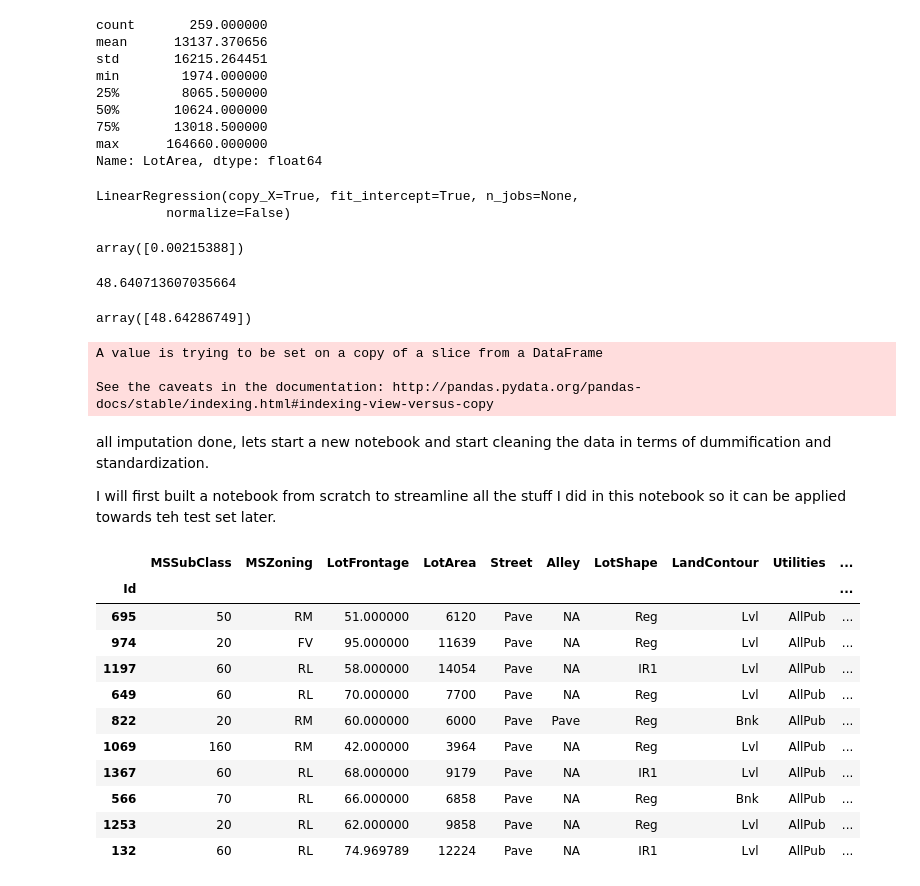
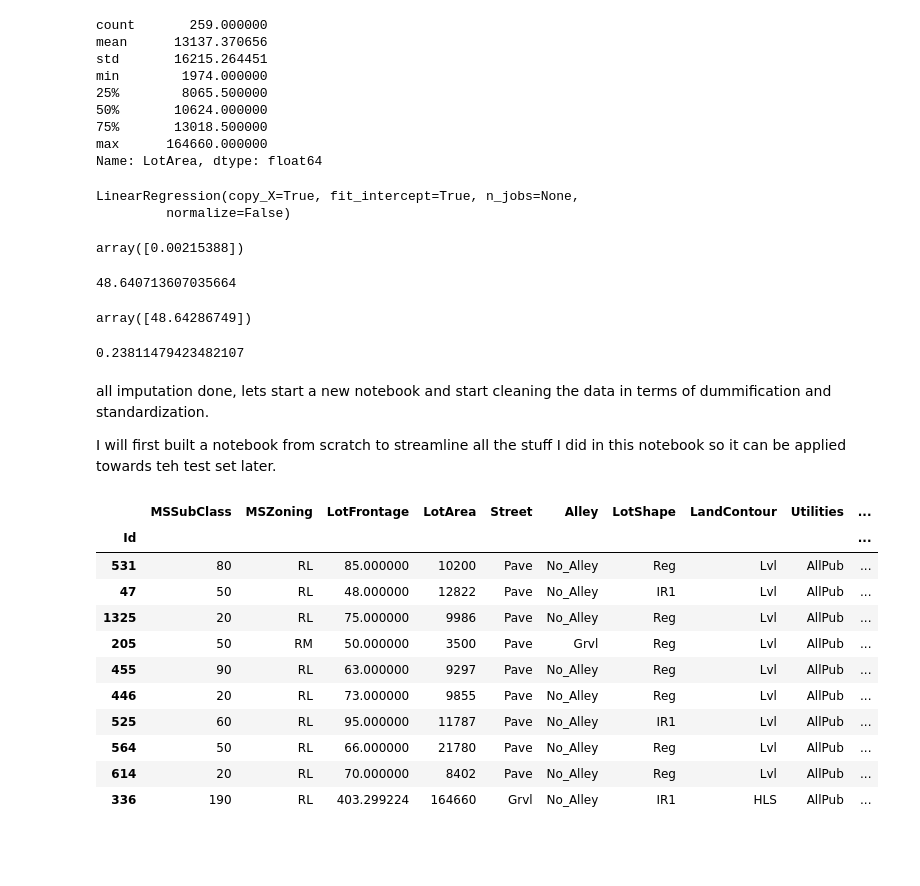
Before and after one commit to jimmy-jing/housing_ml, a Jupyter notebook: jj_first_run.ipynb, the cells around one changed output. Drawn from its saved outputs; the diff is of its cells as text; code cells hidden in the pictures; blank space fills up the shorter version.

```diff
--- a/jj_first_run.ipynb
+++ b/jj_first_run.ipynb
@@ -833,4 +668,4 @@ df[['PoolArea','PoolQC']][df.PoolQC.isnull()] #all these have pool size of 0, im
 | 1355 | 0 | NaN |
 1453 rows × 2 columns
 # %%
-df.PoolQC[df.PoolQC.isnull()]='NA'
+df.loc[df.PoolQC.isnull(),'PoolQC']='No_Pool'
@@ -857,4 +687,4 @@ GdWo      54
 MnWw      11
 Name: Fence, dtype: int64
 # %%
-df.Fence[df.Fence.isnull()]='NA'
+df.loc[df.Fence.isnull(),'Fence']='No_Fence'
@@ -880,4 +705,4 @@ Gar2     2
 TenC     1
 Name: MiscFeature, dtype: int64
 # %%
-df.MiscFeature[df.MiscFeature.isnull()]='NA'
+df.loc[df.MiscFeature.isnull(),'MiscFeature']='No_MF'
@@ -1014,19 +834,17 @@ lr.fit(lr_df.LotArea.values.reshape(-1,1),lr_df.LotFrontage)
 lr.coef_
 lr.intercept_
 lr.predict(np.array([1]).reshape(1,-1))
+lr.score(lr_df.LotArea.values.reshape(-1,1),lr_df.LotFrontage)
 # %% [output]
 LinearRegression(copy_X=True, fit_intercept=True, n_jobs=None,
          normalize=False)
 array([0.00215388])
 48.640713607035664
 array([48.64286749])
+0.23811479423482107
 # %%
 impute_values = lr.predict(df.LotArea[df.LotFrontage.isnull()].values.reshape(-1,1))
-df.LotFrontage[df.LotFrontage.isnull()] = impute_values
+df.loc[df.LotFrontage.isnull(),'LotFrontage'] = impute_values
-# %% [output]
-A value is trying to be set on a copy of a slice from a DataFrame
-
-See the caveats in the documentation: http://pandas.pydata.org/pandas-docs/stable/indexing.html#indexing-view-versus-copy
 # %%
 null_counter = df.isnull().sum()
 for i in range(len(null_counter)):
@@ -1041,16 +857,16 @@ imputed_df = df.copy()
 # %%
-imputed_df.sample(10)
+df.sample(10)
 # %% [output]
 |  | MSSubClass | MSZoning | LotFrontage | LotArea | Street | Alley | LotShape | LandContour | Utilities | ... |
 | Id |  |  |  |  |  |  |  |  |  | ... |
-| 695 | 50 | RM | 51.000000 | 6120 | Pave | NA | Reg | Lvl | AllPub | ... |
-| 974 | 20 | FV | 95.000000 | 11639 | Pave | NA | Reg | Lvl | AllPub | ... |
-| 1197 | 60 | RL | 58.000000 | 14054 | Pave | NA | IR1 | Lvl | AllPub | ... |
-| 649 | 60 | RL | 70.000000 | 7700 | Pave | NA | Reg | Lvl | AllPub | ... |
-| 822 | 20 | RM | 60.000000 | 6000 | Pave | Pave | Reg | Bnk | AllPub | ... |
-| 1069 | 160 | RM | 42.000000 | 3964 | Pave | NA | Reg | Lvl | AllPub | ... |
-| 1367 | 60 | RL | 68.000000 | 9179 | Pave | NA | IR1 | Lvl | AllPub | ... |
-| 566 | 70 | RL | 66.000000 | 6858 | Pave | NA | Reg | Bnk | AllPub | ... |
-| 1253 | 20 | RL | 62.000000 | 9858 | Pave | NA | Reg | Lvl | AllPub | ... |
-| 132 | 60 | RL | 74.969789 | 12224 | Pave | NA | IR1 | Lvl | AllPub | ... |
+| 531 | 80 | RL | 85.000000 | 10200 | Pave | No_Alley | Reg | Lvl | AllPub | ... |
+| 47 | 50 | RL | 48.000000 | 12822 | Pave | No_Alley | IR1 | Lvl | AllPub | ... |
+| 1325 | 20 | RL | 75.000000 | 9986 | Pave | No_Alley | Reg | Lvl | AllPub | ... |
+| 205 | 50 | RM | 50.000000 | 3500 | Pave | Grvl | Reg | Lvl | AllPub | ... |
+| 455 | 90 | RL | 63.000000 | 9297 | Pave | No_Alley | Reg | Lvl | AllPub | ... |
+| 446 | 20 | RL | 73.000000 | 9855 | Pave | No_Alley | Reg | Lvl | AllPub | ... |
+| 525 | 60 | RL | 95.000000 | 11787 | Pave | No_Alley | IR1 | Lvl | AllPub | ... |
+| 564 | 50 | RL | 66.000000 | 21780 | Pave | No_Alley | Reg | Lvl | AllPub | ... |
+| 614 | 20 | RL | 70.000000 | 8402 | Pave | No_Alley | Reg | Lvl | AllPub | ... |
+| 336 | 190 | RL | 403.299224 | 164660 | Grvl | No_Alley | IR1 | HLS | AllPub | ... |
 # %%
```
Also changed, not shown: parts of 19 cells of this notebook, 2 other files.
